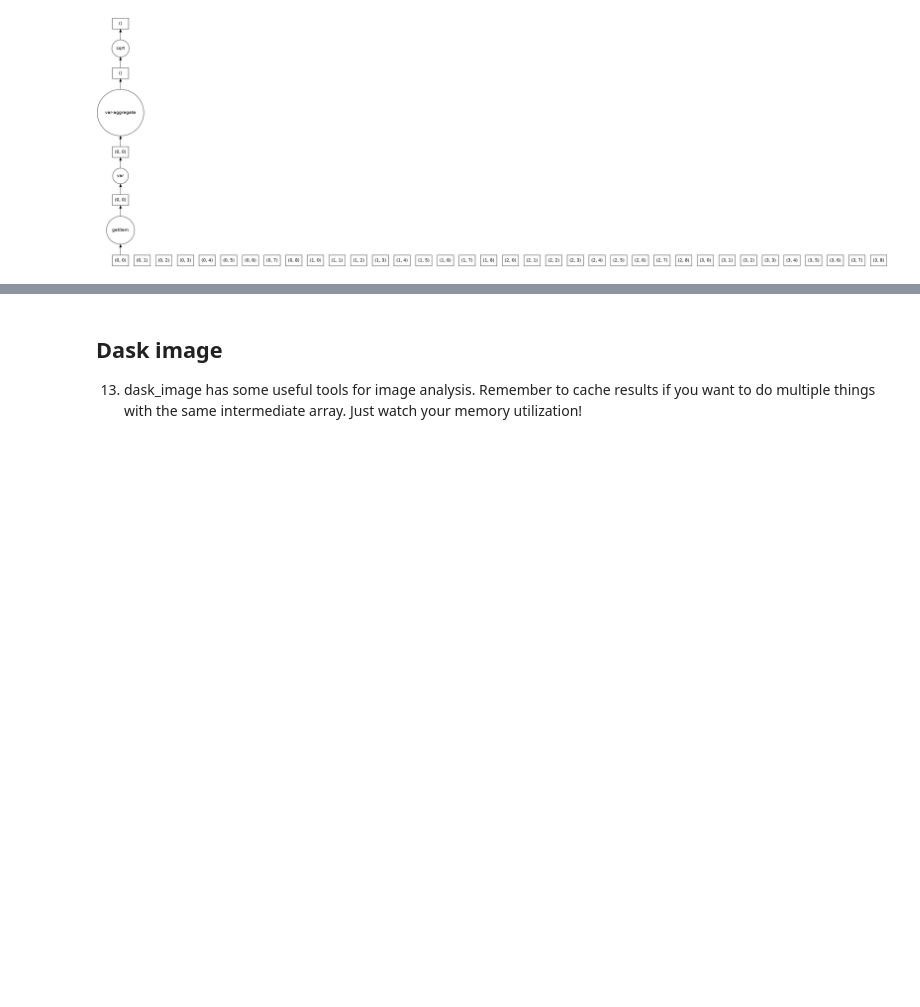
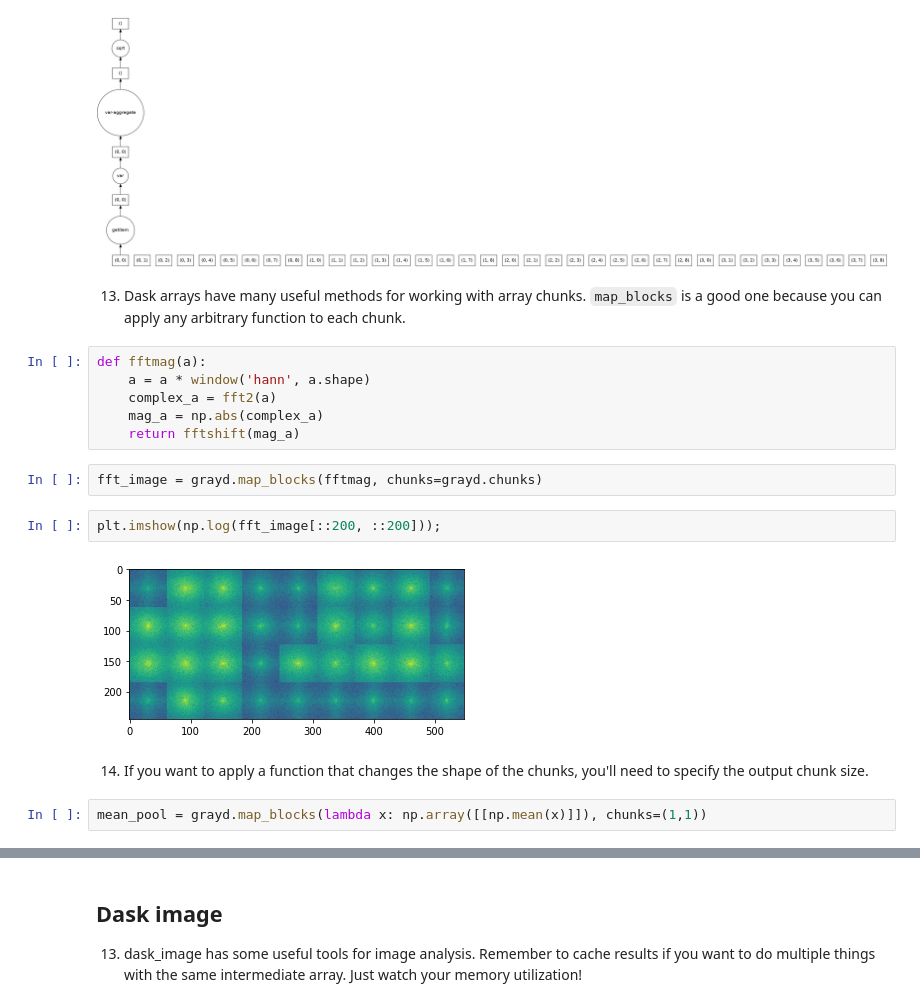
Before and after one commit to TheJacksonLaboratory/zarr_and_dask_demo, a Jupyter notebook: tutorials/03_dask_basics.ipynb, the cells around one changed output, grey strips where cells are left out. Saved outputs shown, nothing was run; the diff lists cells and outputs as text; blank space fills up the shorter version.

```diff
--- a/tutorials/03_dask_basics.ipynb
+++ b/tutorials/03_dask_basics.ipynb
@@ -107,3 +111,21 @@ grayd[:1000, :1000].std().compute()
 grayd[:1000, :1000].std().visualize()
 # %% [output]
 [figure]
+# %% [markdown]
+13. Dask arrays have many useful methods for working with array chunks. `map_blocks` is a good one because you can apply any arbitrary function to each chunk.
+# %%
+def fftmag(a):
+    a = a * window('hann', a.shape)
+    complex_a = fft2(a)
+    mag_a = np.abs(complex_a)
+    return fftshift(mag_a)
+# %%
+fft_image = grayd.map_blocks(fftmag, chunks=grayd.chunks)
+# %%
+plt.imshow(np.log(fft_image[::200, ::200]));
+# %% [output]
+[figure, added]
+# %% [markdown]
+14. If you want to apply a function that changes the shape of the chunks, you'll need to specify the output chunk size.
+# %%
+mean_pool = grayd.map_blocks(lambda x: np.array([[np.mean(x)]]), chunks=(1,1))
```
Also changed, not shown: parts of 2 cells of this notebook, 1 other file.
